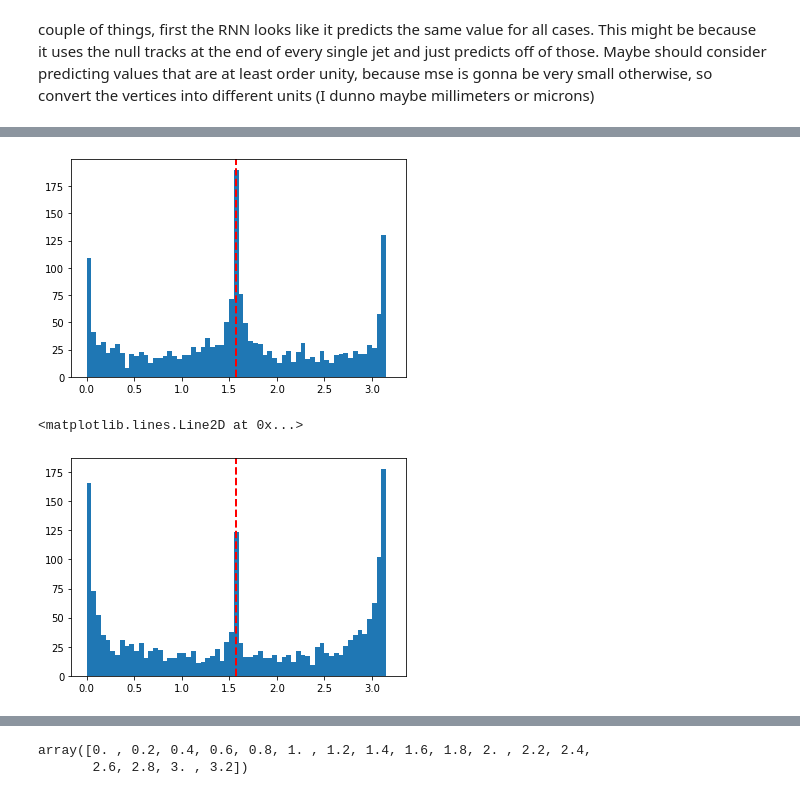
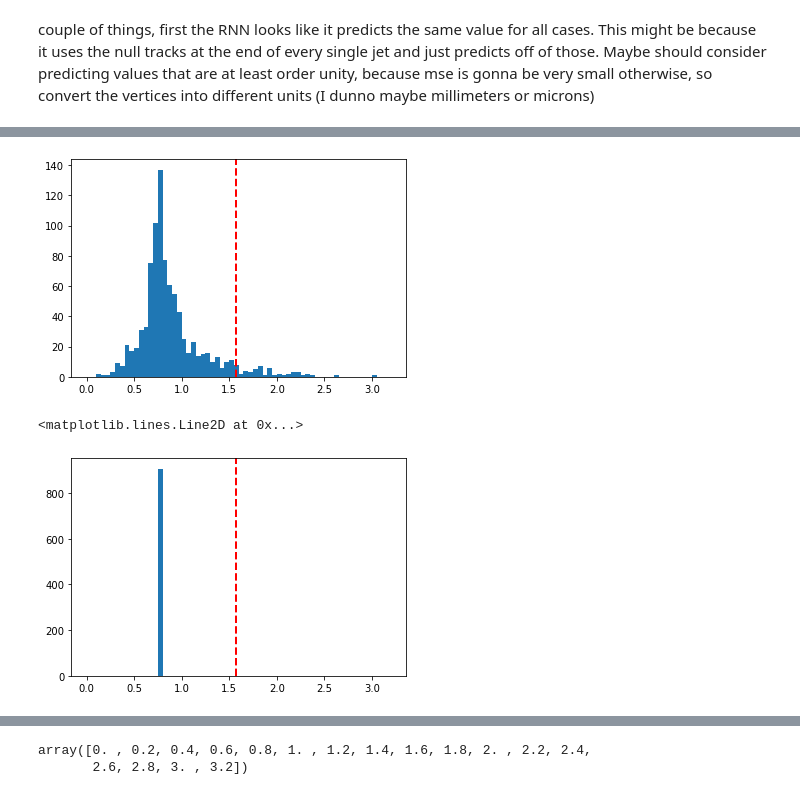
Before and after one commit to gregbarbour/RNNProject, a Jupyter notebook: an_rnn_example.ipynb, the cells around one changed output, grey strips where cells are left out. Drawn from its saved outputs; the diff is of its cells as text; code cells hidden in the pictures.

```diff
--- a/an_rnn_example.ipynb
+++ b/an_rnn_example.ipynb
@@ -23,7 +21,7 @@ For features, first try d0, z0, phi, theta, qOverP, (refPx, refPy, refPz)?. Esse
 
 For labels, Xs, Ys, Zs, Xt, Yt, Zt. That is the secondary and tertiary vertices. Omit the primary as this has been fixed to (0,0,0). This will require some smart selection for c and light jets, where not all vertices are present. If a vertex is not present, could try predicting (0,0,0) or (-1,-1,-1) or previous vertex (prim or sec).
 # %%
-bjets_DF = pd.read_pickle("./bjets_reverse_prims_jetKinTrack.pkl")
+bjets_DF = pd.read_pickle("./bjets_IPerrs_separate.pkl")
 #cjets_DF = pd.read_pickle("./cjets.pkl")
 #ljets_DF = pd.read_pickle("./ljets.pkl")
 # %%
@@ -420,19 +439,31 @@ array([-0.15107314, -0.0069042 ,  0.30029228, -2.2044108 , -0.23734276,
 indices=280000+np.where(mean_err_per_jet > 100.)[0]
 bad_phis=[]
 bad_thetas=[]
+bad_1OverP=[]
+bad_sectrkphis=[]
+bad_nSecTrks=[]
+bad_nTerTrks=[]
+
+bad_sumSecTerTrks=[]
 
 for index in indices:
     # extracts all the phi values of worst performing jets
     bad_phis.append(abs(bjets_DF.iloc[index]['tracks'][0][2]))
     bad_thetas.append(abs(bjets_DF.iloc[index]['tracks'][0][3]))
+    bad_1OverP.append(abs(bjets_DF.iloc[index]['tracks'][0][4]))
+    bad_sectrkphis.append(abs(bjets_DF.iloc[index]['tracks'][1][3]))
+    bad_nSecTrks.append(bjets_DF.iloc[index]['nSecTracks'])
+    bad_nTerTrks.append(bjets_DF.iloc[index]['nTerTracks'])
+
+    bad_sumSecTerTrks.append(bjets_DF.iloc[index]['nSecTracks'] + bjets_DF.iloc[index]['nTerTracks'])
 # %%
-plt.hist(bad_phis,bins=np.linspace(0.,3.2,65))
+plt.hist(bad_sectrkphis,bins=np.linspace(0.,3.2,65))
 plt.axvline(x=np.pi/2, color='r', linestyle='dashed', linewidth=2)
 plt.show()
 
 plt.hist(bad_thetas,bins=np.linspace(0.,3.2,65))
 plt.axvline(x=np.pi/2, color='r', linestyle='dashed', linewidth=2)
 # %% [output]
-[figure, old version]
+[figure, new version]
 <matplotlib.lines.Line2D at 0x...>
-[figure, old version]
+[figure, new version]
```
Also changed, not shown: parts of 34 cells of this notebook.
